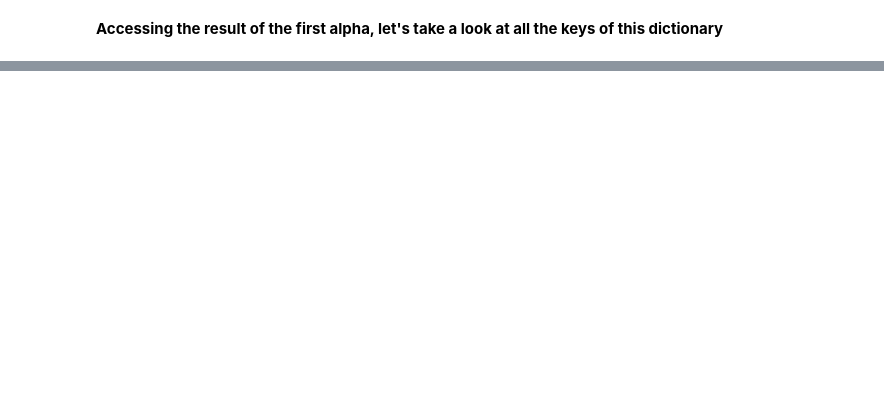
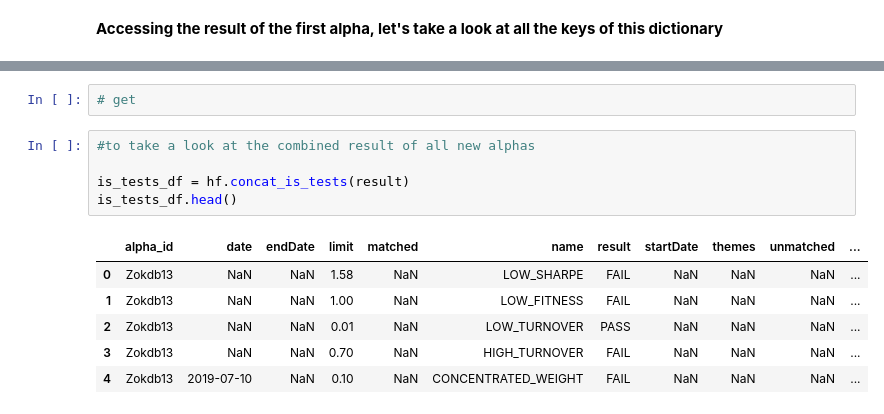
Before and after one commit to khanhha1005/WQ_AlphaCreation, a Jupyter notebook: USA_Theme.ipynb, the cells around one changed output, grey strips where cells are left out. Cells and saved outputs as stored; diff of their text form; blank space fills up the shorter version.

```diff
--- a/USA_Theme.ipynb
+++ b/USA_Theme.ipynb
@@ -136,0 +174,14 @@ following are some other functions that you can use for your own analysis
+# %%
+# get
+# %%
+#to take a look at the combined result of all new alphas
+
+is_tests_df = hf.concat_is_tests(result)
+is_tests_df.head()
+# %% [output]
+|  | alpha_id | date | endDate | limit | matched | name | result | startDate | themes | unmatched | ... |
+| 0 | Zokdb13 | NaN | NaN | 1.58 | NaN | LOW_SHARPE | FAIL | NaN | NaN | NaN | ... |
+| 1 | Zokdb13 | NaN | NaN | 1.00 | NaN | LOW_FITNESS | FAIL | NaN | NaN | NaN | ... |
+| 2 | Zokdb13 | NaN | NaN | 0.01 | NaN | LOW_TURNOVER | PASS | NaN | NaN | NaN | ... |
+| 3 | Zokdb13 | NaN | NaN | 0.70 | NaN | HIGH_TURNOVER | FAIL | NaN | NaN | NaN | ... |
+| 4 | Zokdb13 | 2019-07-10 | NaN | 0.10 | NaN | CONCENTRATED_WEIGHT | FAIL | NaN | NaN | NaN | ... |
```
Also changed, not shown: parts of 27 cells of this notebook, 5 other files.
